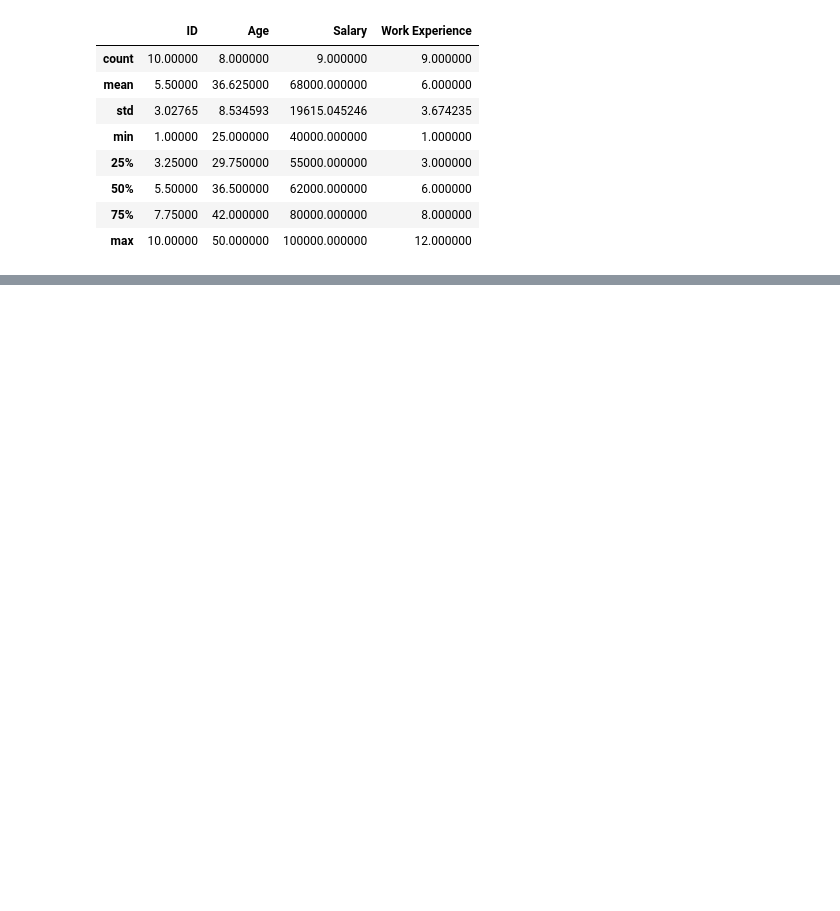
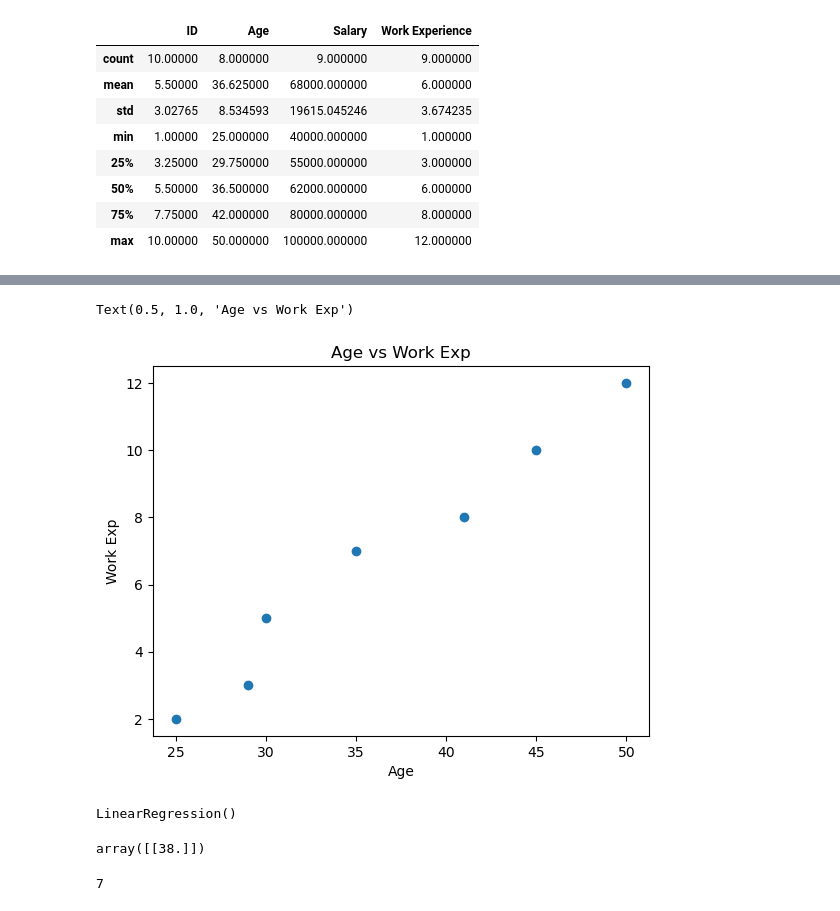
Before and after one commit to dinaeshsugumaran/MLOps, a Jupyter notebook: Practice/Python_practice/Feature_Engineering/feature_engineering_practice_exercise_2.ipynb, the cells around one changed output, grey strips where cells are left out. Drawn from its saved outputs; the diff is of its cells as text; code cells hidden in the pictures; blank space fills up the shorter version.

```diff
--- a/Practice/Python_practice/Feature_Engineering/feature_engineering_practice_exercise_2.ipynb
+++ b/Practice/Python_practice/Feature_Engineering/feature_engineering_practice_exercise_2.ipynb
@@ -68,0 +138,6 @@ dtype: int64
+# %%
+X_predict = df_copy_missing_salary['Age'].values.reshape(-1,1)
+# %%
+y_pred = model.predict(X_predict)
+y_pred = y_pred.round(0)
+y_pred
@@ -68,0 +146,4 @@ dtype: int64
+# %%
+# we have predicted the salary using linear regression.
+df_copy.loc[df["Salary"].isna(), "Salary"] = y_pred
+df_copy
@@ -68,0 +174,5 @@ dtype: int64
+# %%
+#lets filter the dataframe
+
+df_copy_for_Expereince = df_copy[df_copy['Age'].notna() & df_copy['Work Experience'].notna()].reset_index(drop=True)
+df_copy_for_Expereince
@@ -68,0 +188,6 @@ dtype: int64
+# %%
+plt.scatter(df_copy_for_Expereince.Age,df_copy_for_Expereince['Work Experience'])
+plt.xlabel('Age')
+plt.ylabel('Work Exp')
+plt.title('Age vs Work Exp')
+# %% [output]
@@ -68,0 +198,2 @@ dtype: int64
+Text(0.5, 1.0, 'Age vs Work Exp')
+[figure, added]
@@ -68,0 +205,16 @@ dtype: int64
+# %%
+model_for_exp.fit(xtrain_for_exp,ytrain_for_exp)
+# %% [output]
+LinearRegression()
+# %%
+xpredict_for_exp = df_copy[df_copy['Work Experience'].isna()]
+xpredict_age = xpredict_for_exp['Age'].values.reshape(-1,1)
+xpredict_age
+# %% [output]
+array([[38.]])
+# %%
+y_pred_exp = model_for_exp.predict(xpredict_age)
+y_pred_exp = round(y_pred_exp[0])
+y_pred_exp
+# %% [output]
+7
```
Also changed, not shown: parts of 34 cells of this notebook, 2 other files.
